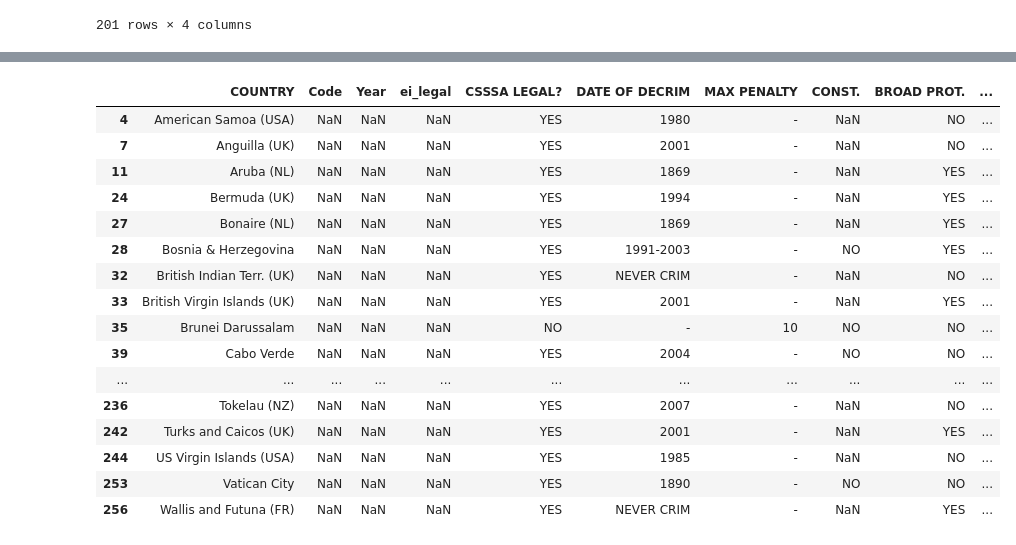
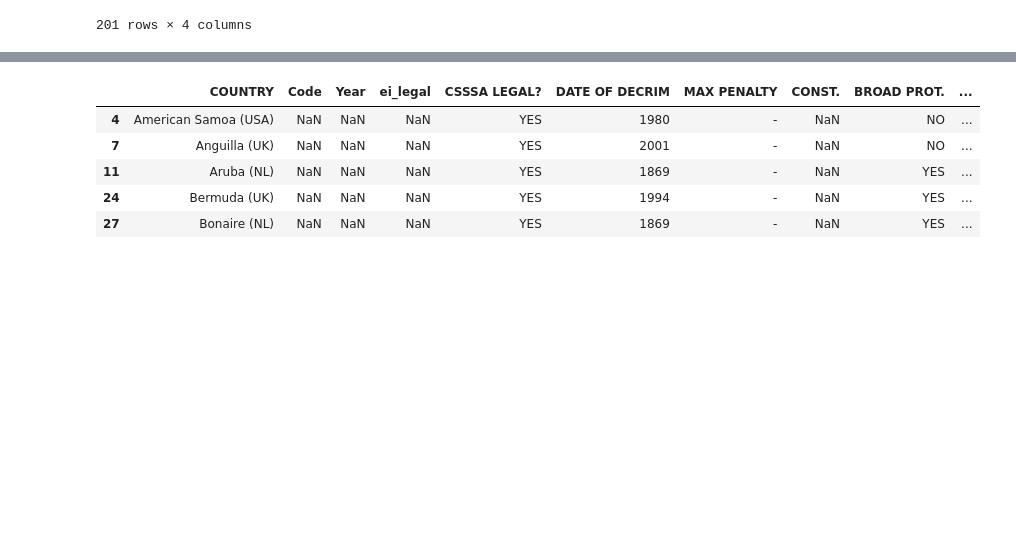
Before and after one commit to ArianaPapantonio/proyecto-da-promo-k-modulo-4-team-3, a Jupyter notebook: dataframes.ipynb, the cells around one changed output, grey strips where cells are left out. Saved outputs shown, nothing was run; the diff lists cells and outputs as text; code cells hidden in the pictures; blank space fills up the shorter version.

```diff
--- a/proyecto_1.ipynb
+++ b/dataframes.ipynb
@@ -9,6 +12,6 @@ pd.set_option('display.max_columns', None)
 # %%
-df_omophobia = pd.read_csv('/mnt/c/Users/arian/Documents/Adalab/Modulo 4/omophobia.csv', encoding="latin1", delimiter=";")
-df_omophobia.head()
+df_omophobia = pd.read_csv('/mnt/c/Users/arian/Documents/Adalab/Modulo 4/proyecto-da-promo-k-modulo-4-team-3/files/omophobia.csv', encoding="latin1", delimiter=";")
+df_omophobia.head(10)
 # %% [output]
 |  | COUNTRY | CSSSA LEGAL? | DATE OF DECRIM | MAX PENALTY | CONST. | BROAD PROT. | EMPLOY. | HATE CRIME | ... |
 | 0 | Algeria | NO | - | 2 | NO | NO | NO | NO | ... |
@@ -150,4 +145,4 @@ df_criminalizacion['País'].count()
 # %%
-df_index = pd.read_json('/mnt/c/Users/arian/Documents/Adalab/Modulo 4/lgbt-legal-equality-index.metadata.json')
+df_index = pd.read_csv('/mnt/c/Users/arian/Documents/Adalab/Modulo 4/proyecto-da-promo-k-modulo-4-team-3/files/lgbt-legal-equality-index.csv')
 df_index
 # %% [output]
@@ -161,3 +161,0 @@ df_index
-# %%
-df_index = pd.read_csv('/mnt/c/Users/arian/Documents/Adalab/Modulo 4/lgbt-legal-equality-index.csv')
-df_index
@@ -253,21 +230,10 @@ mismos_paises
 # %%
-solo_en_df_omophobia
+solo_en_df_omophobia.head(5)
 # %% [output]
 |  | COUNTRY | Code | Year | ei_legal | CSSSA LEGAL? | DATE OF DECRIM | MAX PENALTY | CONST. | BROAD PROT. | ... |
 | 4 | American Samoa (USA) | NaN | NaN | NaN | YES | 1980 | - | NaN | NO | ... |
 | 7 | Anguilla (UK) | NaN | NaN | NaN | YES | 2001 | - | NaN | NO | ... |
 | 11 | Aruba (NL) | NaN | NaN | NaN | YES | 1869 | - | NaN | YES | ... |
 | 24 | Bermuda (UK) | NaN | NaN | NaN | YES | 1994 | - | NaN | YES | ... |
 | 27 | Bonaire (NL) | NaN | NaN | NaN | YES | 1869 | - | NaN | YES | ... |
-| 28 | Bosnia & Herzegovina | NaN | NaN | NaN | YES | 1991-2003 | - | NO | YES | ... |
-| 32 | British Indian Terr. (UK) | NaN | NaN | NaN | YES | NEVER CRIM | - | NaN | NO | ... |
-| 33 | British Virgin Islands (UK) | NaN | NaN | NaN | YES | 2001 | - | NaN | YES | ... |
-| 35 | Brunei Darussalam | NaN | NaN | NaN | NO | - | 10 | NO | NO | ... |
-| 39 | Cabo Verde | NaN | NaN | NaN | YES | 2004 | - | NO | NO | ... |
-| ... | ... | ... | ... | ... | ... | ... | ... | ... | ... | ... |
-| 236 | Tokelau (NZ) | NaN | NaN | NaN | YES | 2007 | - | NaN | NO | ... |
-| 242 | Turks and Caicos (UK) | NaN | NaN | NaN | YES | 2001 | - | NaN | YES | ... |
-| 244 | US Virgin Islands (USA) | NaN | NaN | NaN | YES | 1985 | - | NaN | NO | ... |
-| 253 | Vatican City | NaN | NaN | NaN | YES | 1890 | - | NO | NO | ... |
-| 256 | Wallis and Futuna (FR) | NaN | NaN | NaN | YES | NEVER CRIM | - | NaN | YES | ... |
 # %%
```
Also changed, not shown: parts of 19 cells of this notebook, 11 other files.
